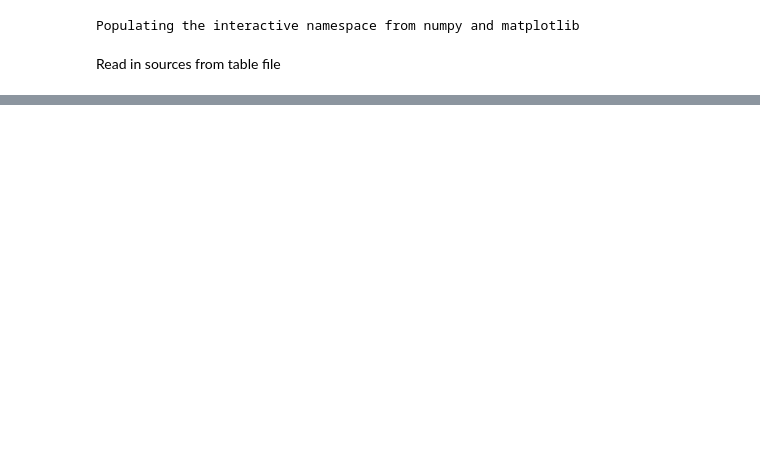
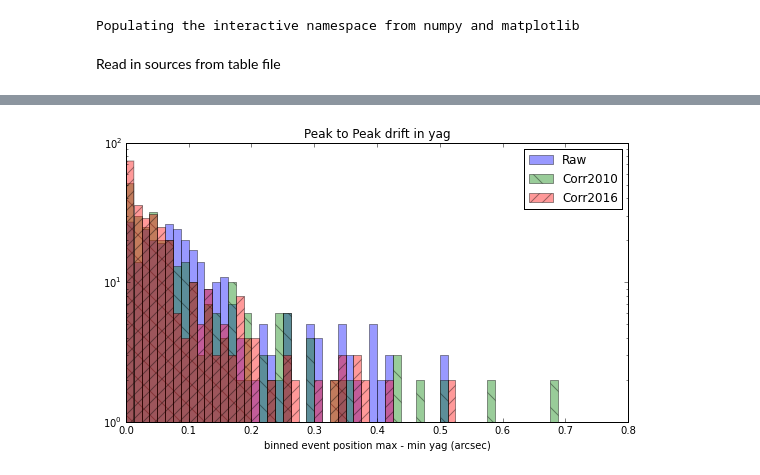
Before and after one commit to sot/periscope_tilt, a Jupyter notebook: residuals_yag.ipynb, the cells around one changed output, grey strips where cells are left out. Cells and saved outputs as stored; diff of their text form; code cells hidden in the pictures; blank space fills up the shorter version.

Commit message:
Update plots for Tom for Quarterly

```diff
--- a/residuals_yag.ipynb
+++ b/residuals_yag.ipynb
@@ -159,7 +159,7 @@ p2p = join(p2p, p2p_2010_model)
 p2p = join(p2p, p2p_new_model)
 # %%
 figure(figsize(9,5))
-bins = np.arange(0, 0.7, 0.01)
+bins = np.arange(0, 0.8, 0.0125)
 hist(p2p[AX], bins=bins, color='blue', alpha=.4, hatch='', log=True, label='Raw');
 hist(p2p['2010_model'], bins=bins, color='green', alpha=.4, hatch='\\', log=True, label='Corr2010');
 hist(p2p['new_model'], bins=bins, color='red', alpha=.4, hatch='//', log=True, label='Corr2016');
@@ -172,3 +170,4 @@ legend();
+[figure, added]
 # %%
 figure(figsize(9,5))
 bins = np.arange(0, 0.8, 0.0125)
```
Also changed, not shown: parts of 16 cells of this notebook.
